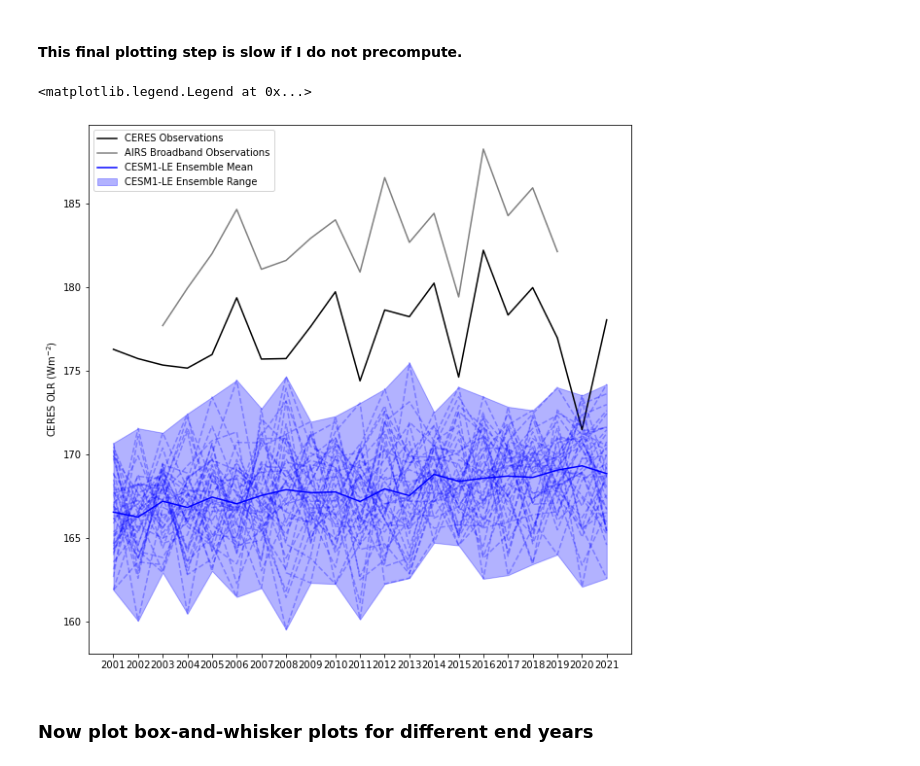
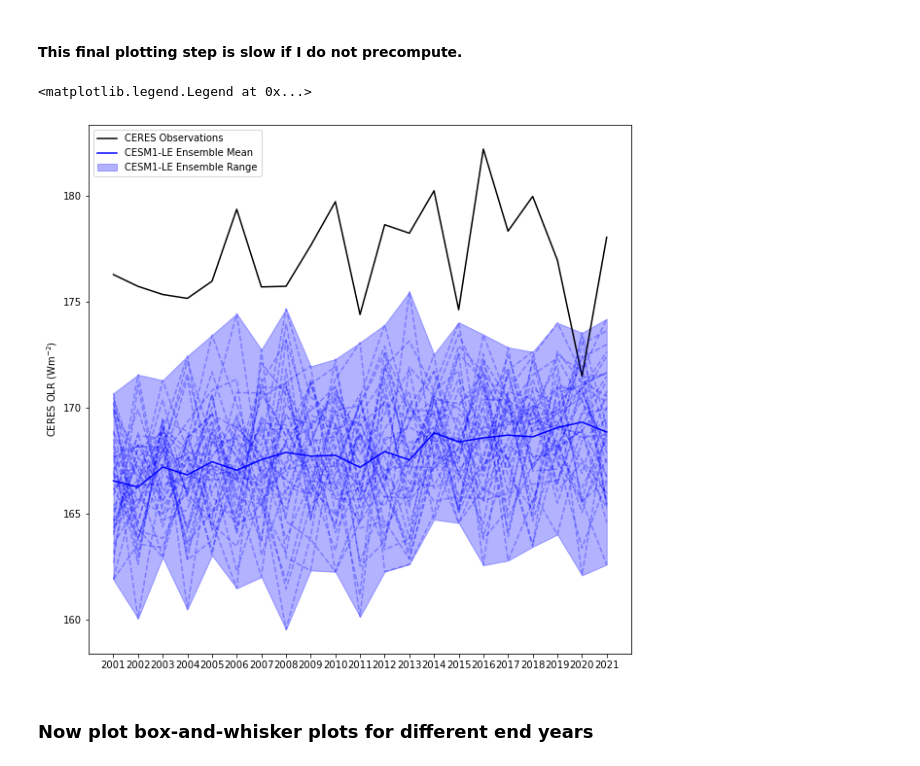
Before and after one commit to jshaw35/spectral_ice, a Jupyter notebook: figure3/figure3.ipynb, the cells around one changed output. Saved outputs shown, nothing was run; the diff lists cells and outputs as text; code cells hidden in the pictures.

Commit message:
minor changes to boxplot and JFM timeseries plots

```diff
--- a/figure3/figure3.ipynb
+++ b/figure3/figure3.ipynb
@@ -450,36 +433,36 @@ fig3,ax3 = plt.subplots(1,1,figsize=(10,10))
 ax3.plot(ceres_subset_jfmavg['year'],ceres_subset_jfmavg,label='CERES Observations',color='black')
 
 # Plot AIRS data:
-ax3.plot(airs_subset_jfmavg['year'],airs_subset_jfmavg,label='AIRS Broadband Observations',color='grey')
+# ax3.plot(airs_subset_jfmavg['year'],airs_subset_jfmavg,label='AIRS Broadband Observations',color='grey')
 # ceres_subset_jfmavg
 
 # Plot CESM1-LE ensemble average data
 ax3.plot(ensavg_subset_jfmavg['year'],ensavg_subset_jfmavg,label='CESM1-LE Ensemble Mean',color='blue')
 
 # calculate ensemble maximum and minimum values at each timestep, this shouldn't be so slow but maybe all the operations are dask.delayed...
 lens_max = allens_jfm_tseries.max(dim='ens').values # speeds up somewhat. My code must be bad somewhere...
 lens_min = allens_jfm_tseries.min(dim='ens').values
 lens_avg = allens_jfm_tseries.mean(dim='ens').values
 
 # ax3.plot(allens_jfm_tseries['year'],lens_avg,label='CESM1-LE Ensemble Mean (alt)',color='green')
 
 
 ax3.fill_between(x=allens_jfm_tseries['year'],y1=lens_min,y2=lens_max,label='CESM1-LE Ensemble Range',color='blue',alpha=0.3)
 
 for _ens_tseries in allens_jfm_tseries: # iterate over ensembles
     ax3.plot(_ens_tseries['year'],_ens_tseries,alpha=0.3,linestyle='dashed',color='blue')
 
 
 # for _ens_num in ens_olr_jfm_tseries_dict: # alternate faster iterate over ensembles
 #     ax3.plot(ens_olr_jfm_tseries_dict[_ens_num]['year'],ens_olr_jfm_tseries_dict[_ens_num],alpha=0.2,linestyle='dashed',color='blue')
 
 ax3.set_ylabel('CERES OLR (Wm$^{-2}$)')
 ax3.set_xticks(ceres_subset_jfmavg['year']) # this is weird and returns something if it's the last line in a cell
 
 plt.legend()
 # %% [output]
 <matplotlib.legend.Legend at 0x...>
-[figure, old version]
+[figure, new version]
 # %% [markdown]
 ### Now plot box-and-whisker plots for different end years
 # %%
```
Also changed, not shown: parts of 37 cells of this notebook.
